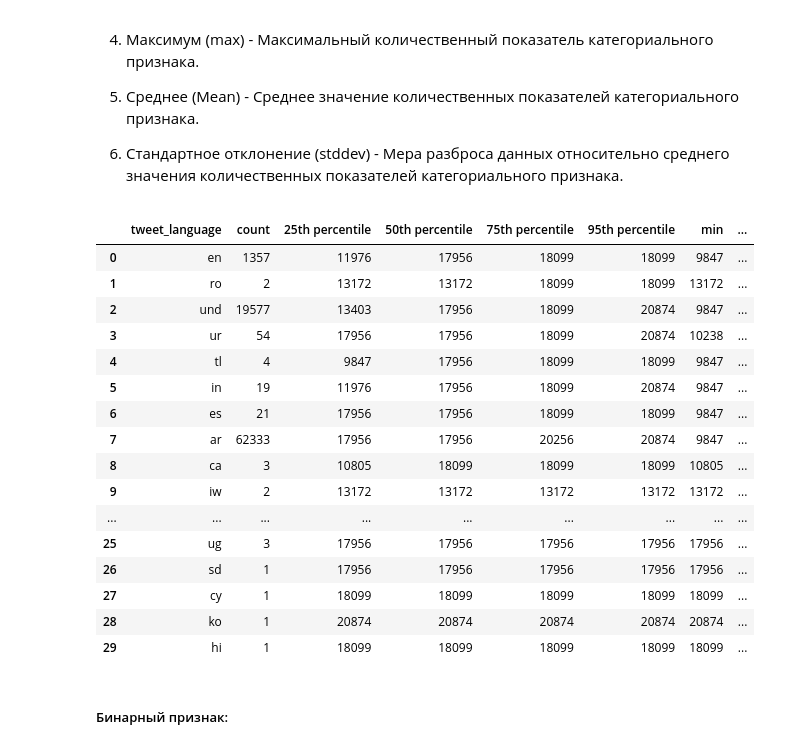
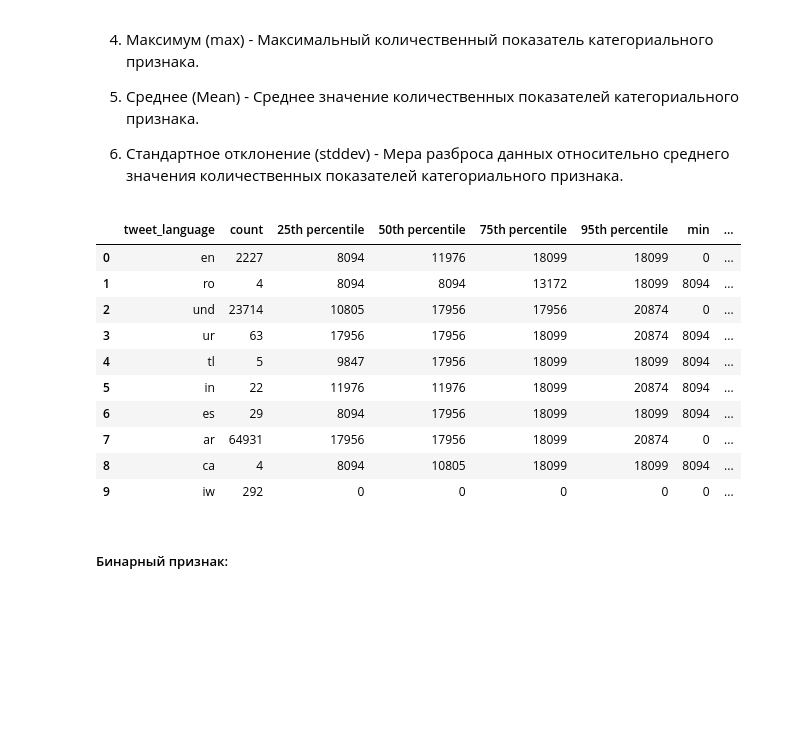
Before and after one commit to TDitS/SOBD2023, a Jupyter notebook: lab1.ipynb, the cells around one changed output. Cells and saved outputs as stored; diff of their text form; code cells hidden in the pictures; blank space fills up the shorter version.

```diff
--- a/lab1.ipynb
+++ b/lab1.ipynb
@@ -69,17 +69,16 @@ filename_data = 'data/iran_201906_2_tweets_csv_hashed.csv'
 df = spark.read.csv(filename_data,header=True, mode="DROPMALFORMED", inferSchema=True)
 from pyspark.sql.functions import col, array
 
-df = df.drop("user_profile_description", "account_language", "tweet_text", "tweet_time", "tweet_client_name", "in_reply_to_userid", "in_reply_to_tweetid", "quoted_tweet_tweetid", "retweet_userid", "retweet_tweetid", "latitude", "longitude", "user_mentions", "poll_choices", "hashtags", "urls", "user_screen_name", "user_display_name", "user_profile_url")
+df = df.drop("user_profile_description", "account_creation_date", "user_reported_location", "account_language", "tweet_text", "tweet_time", "tweet_client_name", "in_reply_to_userid", "in_reply_to_tweetid", "quoted_tweet_tweetid", "retweet_userid", "retweet_tweetid", "latitude", "longitude", "user_mentions", "poll_choices", "hashtags", "urls", "user_screen_name", "user_display_name", "user_profile_url")
 
 df = df.withColumn("tweetid", col("tweetid").cast(LongType()))
 df = df.withColumn("userid", col("userid").cast(LongType()))
 df = df.withColumn("follower_count", col("follower_count").cast(IntegerType()))
 df = df.withColumn("following_count", col("following_count").cast(IntegerType()))
-df = df.withColumn("quote_count", col("like_count").cast(IntegerType()))
-df = df.withColumn("reply_count", col("like_count").cast(IntegerType()))
+df = df.withColumn("quote_count", col("quote_count").cast(IntegerType()))
+df = df.withColumn("reply_count", col("reply_count").cast(IntegerType()))
 df = df.withColumn("like_count", col("like_count").cast(IntegerType()))
-df = df.withColumn("retweet_count", col("like_count").cast(IntegerType()))
-df = df.withColumn("account_creation_date", col("account_creation_date").cast(DateType()))
+df = df.withColumn("retweet_count", col("retweet_count").cast(IntegerType()))
 df = df.withColumn("is_retweet", col("is_retweet").cast("boolean"))
 
 print('Data frame type: ' + str(type(df)))
@@ -347,55 +336,49 @@ print(result_df)
 
 6. Стандартное отклонение (stddev) - Мера разброса данных относительно среднего значения количественных показателей категориального признака.
 # %%
-all_tweet_languages = df.groupBy("tweet_language").count().collect()
+all_tweet_languages = df.groupBy("tweet_language").count().limit(10).collect()
 
 language_followers_statistic_df = []
 
 for row in all_tweet_languages:
     tweet_language = row["tweet_language"]
     count = row["count"]
     stat_dict = {'tweet_language': tweet_language, 'count': count}
 
     language_followers_df = df.select(df.follower_count).filter(df.tweet_language == tweet_language)
     stats = language_followers_df.select(
         F.percentile_approx(df.follower_count, [0.25, 0.5, 0.75, 0.95], 1000000).alias("percentiles"),
         F.min(df.follower_count).alias('min'),
         F.max(df.follower_count).alias('max'),
         F.mean(df.follower_count).alias('mean'),
         F.stddev(df.follower_count).alias('stddev')
     ).collect()[0]
 
     stat_dict['25th percentile'] = stats['percentiles'][0]
     stat_dict['50th percentile'] = stats['percentiles'][1]
     stat_dict['75th percentile'] = stats['percentiles'][2]
     stat_dict['95th percentile'] = stats['percentiles'][3]
     stat_dict['min'] = stats['min']
     stat_dict['max'] = stats['max']
     stat_dict['mean'] = stats['mean']
     stat_dict['stddev'] = stats['stddev']
 
     language_followers_statistic_df.append(stat_dict)
 
 language_followers_statistic_df = pd.DataFrame(language_followers_statistic_df)
 language_followers_statistic_df
 # %% [output]
 |  | tweet_language | count | 25th percentile | 50th percentile | 75th percentile | 95th percentile | min | ... |
-| 0 | en | 1357 | 11976 | 17956 | 18099 | 18099 | 9847 | ... |
-| 1 | ro | 2 | 13172 | 13172 | 18099 | 18099 | 13172 | ... |
-| 2 | und | 19577 | 13403 | 17956 | 18099 | 20874 | 9847 | ... |
-| 3 | ur | 54 | 17956 | 17956 | 18099 | 20874 | 10238 | ... |
-| 4 | tl | 4 | 9847 | 17956 | 18099 | 18099 | 9847 | ... |
-| 5 | in | 19 | 11976 | 17956 | 18099 | 20874 | 9847 | ... |
-| 6 | es | 21 | 17956 | 17956 | 18099 | 18099 | 9847 | ... |
-| 7 | ar | 62333 | 17956 | 17956 | 20256 | 20874 | 9847 | ... |
-| 8 | ca | 3 | 10805 | 18099 | 18099 | 18099 | 10805 | ... |
-| 9 | iw | 2 | 13172 | 13172 | 13172 | 13172 | 13172 | ... |
-| ... | ... | ... | ... | ... | ... | ... | ... | ... |
-| 25 | ug | 3 | 17956 | 17956 | 17956 | 17956 | 17956 | ... |
-| 26 | sd | 1 | 17956 | 17956 | 17956 | 17956 | 17956 | ... |
-| 27 | cy | 1 | 18099 | 18099 | 18099 | 18099 | 18099 | ... |
-| 28 | ko | 1 | 20874 | 20874 | 20874 | 20874 | 20874 | ... |
-| 29 | hi | 1 | 18099 | 18099 | 18099 | 18099 | 18099 | ... |
+| 0 | en | 2227 | 8094 | 11976 | 18099 | 18099 | 0 | ... |
+| 1 | ro | 4 | 8094 | 8094 | 13172 | 18099 | 8094 | ... |
+| 2 | und | 23714 | 10805 | 17956 | 17956 | 20874 | 0 | ... |
+| 3 | ur | 63 | 17956 | 17956 | 18099 | 20874 | 8094 | ... |
+| 4 | tl | 5 | 9847 | 17956 | 18099 | 18099 | 8094 | ... |
+| 5 | in | 22 | 11976 | 11976 | 18099 | 20874 | 8094 | ... |
+| 6 | es | 29 | 8094 | 17956 | 18099 | 18099 | 8094 | ... |
+| 7 | ar | 64931 | 17956 | 17956 | 18099 | 20874 | 0 | ... |
+| 8 | ca | 4 | 8094 | 10805 | 18099 | 18099 | 8094 | ... |
+| 9 | iw | 292 | 0 | 0 | 0 | 0 | 0 | ... |
 # %% [markdown]
 ##### Бинарный признак:
 # %% [markdown]
```
Also changed, not shown: parts of 40 cells of this notebook, 1 other file.
